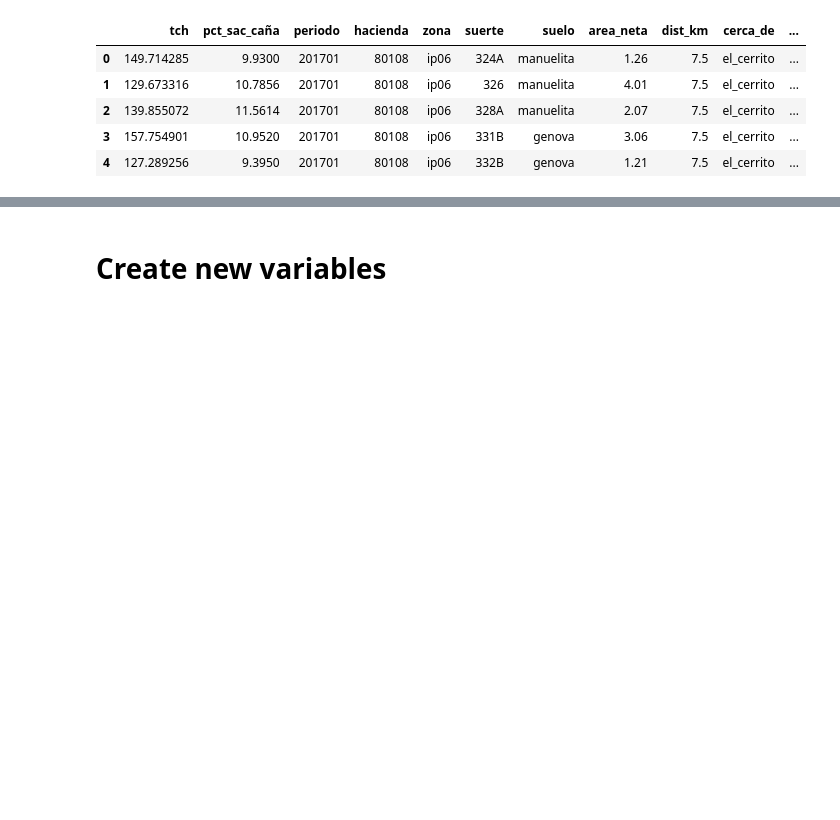
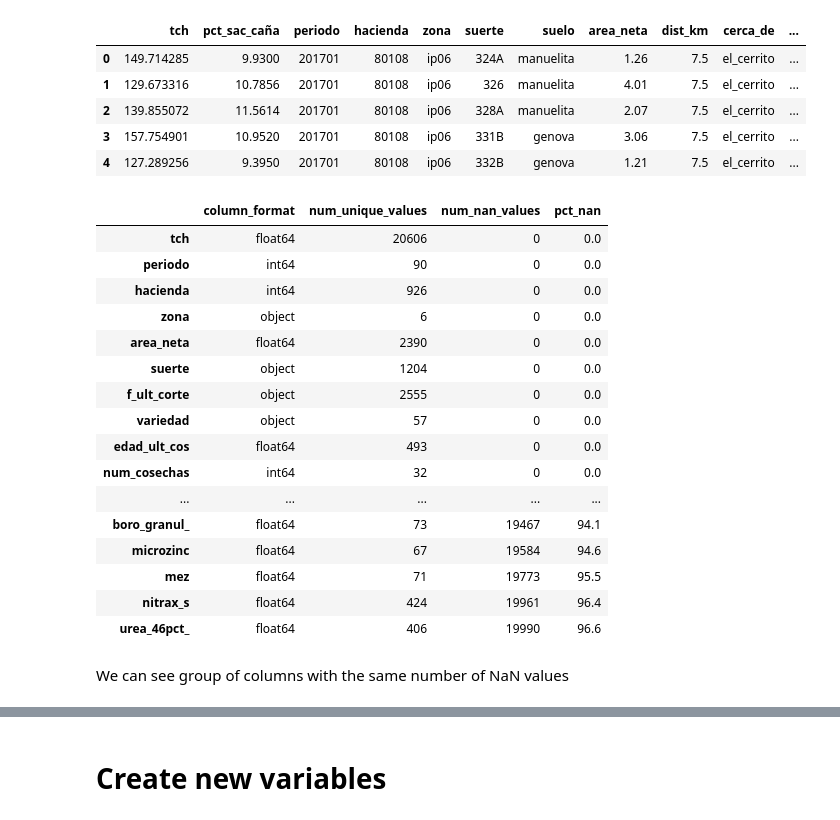
Before and after one commit to JhonattanReales21/ML1_sugar_industry, a Jupyter notebook: notebooks/FE_regression.ipynb, the cells around one changed output, grey strips where cells are left out. Drawn from its saved outputs; the diff is of its cells as text; code cells hidden in the pictures; blank space fills up the shorter version.

```diff
--- a/notebooks/FE_regression.ipynb
+++ b/notebooks/FE_regression.ipynb
@@ -44,9 +45,9 @@ BASE_DIR: c:\Users\jhona\Dropbox\ASPECTOS MAESTRIA\Cursos semestres\SEMESTRE 1\A
 DATA_DIR: c:\Users\jhona\Dropbox\ASPECTOS MAESTRIA\Cursos semestres\SEMESTRE 1\Aprendizaje automatico 1\PROYECTO FINAL\ML1_industria_azucarera\data
 OUTPUT_DIR: c:\Users\jhona\Dropbox\ASPECTOS MAESTRIA\Cursos semestres\SEMESTRE 1\Aprendizaje automatico 1\PROYECTO FINAL\ML1_industria_azucarera\data\output_data
 # %%
-df = pd.read_csv(os.path.join(OUTPUT_DIR, "suertes_clean.csv")).iloc[:, 1:]
+df_base = pd.read_csv(os.path.join(OUTPUT_DIR, "suertes_clean.csv")).iloc[:, 1:]
 
-df.head(5)
+df_base.head(5)
 # %% [output]
 |  | tch | pct_sac_caña | periodo | hacienda | zona | suerte | suelo | area_neta | dist_km | cerca_de | ... |
 | 0 | 149.714285 | 9.9300 | 201701 | 80108 | ip06 | 324A | manuelita | 1.26 | 7.5 | el_cerrito | ... |
@@ -54,3 +55,36 @@ df.head(5)
 | 2 | 139.855072 | 11.5614 | 201701 | 80108 | ip06 | 328A | manuelita | 2.07 | 7.5 | el_cerrito | ... |
 | 3 | 157.754901 | 10.9520 | 201701 | 80108 | ip06 | 331B | genova | 3.06 | 7.5 | el_cerrito | ... |
 | 4 | 127.289256 | 9.3950 | 201701 | 80108 | ip06 | 332B | genova | 1.21 | 7.5 | el_cerrito | ... |
+# %%
+pd.DataFrame(
+    {
+        "column_format": df_base.dtypes.apply(lambda x: x.name).tolist(),
+        "num_unique_values": df_base.nunique().tolist(),
+        "num_nan_values": df_base.isna().sum().tolist(),
+        "pct_nan": [
+            round((df_base[col].isna().sum().tolist() / df_base.shape[0]) * 100, 1)
+            for col in df_base.columns
+        ],
+    },
+    index=df_base.columns,
+).sort_values(by="num_nan_values")
+# %% [output]
+|  | column_format | num_unique_values | num_nan_values | pct_nan |
+| tch | float64 | 20606 | 0 | 0.0 |
+| periodo | int64 | 90 | 0 | 0.0 |
+| hacienda | int64 | 926 | 0 | 0.0 |
+| zona | object | 6 | 0 | 0.0 |
+| area_neta | float64 | 2390 | 0 | 0.0 |
+| suerte | object | 1204 | 0 | 0.0 |
+| f_ult_corte | object | 2555 | 0 | 0.0 |
+| variedad | object | 57 | 0 | 0.0 |
+| edad_ult_cos | float64 | 493 | 0 | 0.0 |
+| num_cosechas | int64 | 32 | 0 | 0.0 |
+| ... | ... | ... | ... | ... |
+| boro_granul_ | float64 | 73 | 19467 | 94.1 |
+| microzinc | float64 | 67 | 19584 | 94.6 |
+| mez | float64 | 71 | 19773 | 95.5 |
+| nitrax_s | float64 | 424 | 19961 | 96.4 |
+| urea_46pct_ | float64 | 406 | 19990 | 96.6 |
+# %% [markdown]
+We can see group of columns with the same number of NaN values
```
Also changed, not shown: parts of 54 cells of this notebook, 3 other files.
